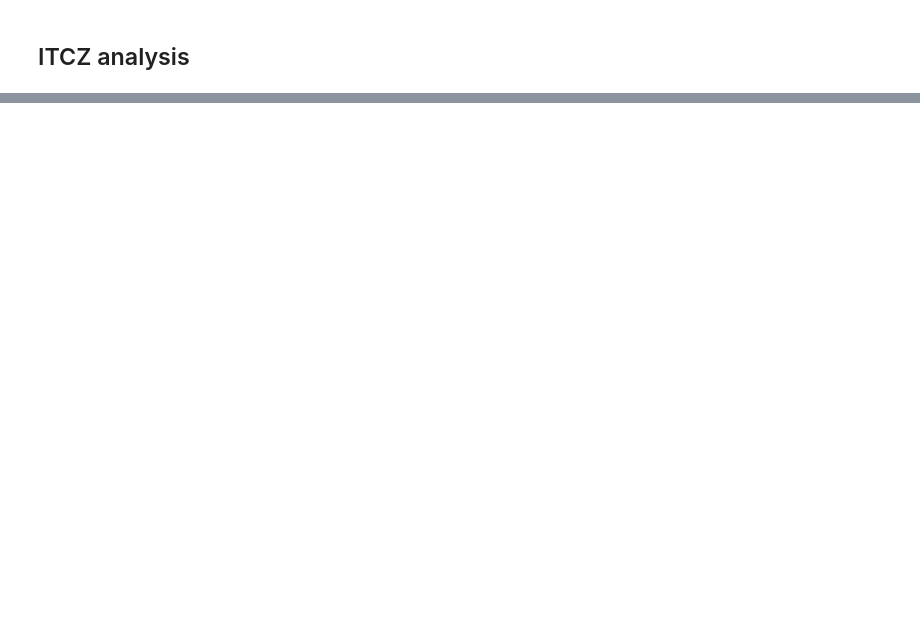
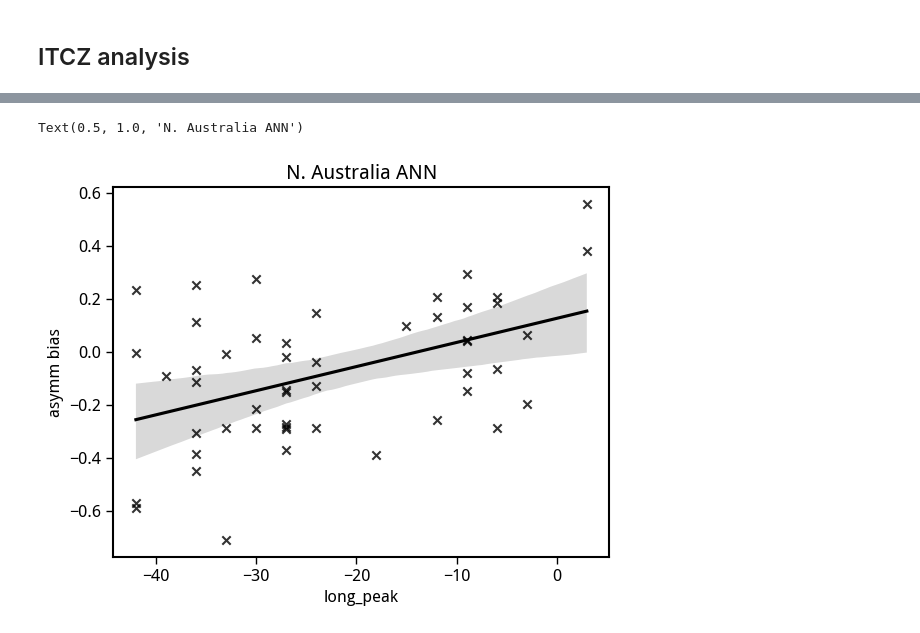
Before and after one commit to adisen99/enso_precip_asymmetry, a Jupyter notebook: 07_code_review1.ipynb, the cells around one changed output, grey strips where cells are left out. Cells and saved outputs as stored; diff of their text form; code cells hidden in the pictures; blank space fills up the shorter version.

Commit message:
review: itcz analysis

```diff
--- a/07_code_review1.ipynb
+++ b/07_code_review1.ipynb
@@ -455,0 +499,2 @@ def calc_data_res_parallel(params):
+# %%
+itcz_metric = pd.DataFrame(dict(model = model_names, double_itcz_bias=metric, long_peak = metric1))
@@ -455,0 +523,2 @@ def calc_data_res_parallel(params):
+# %%
+asymm_bias_df = (out.isel(region=39, season=0, model=slice(0, -2)).asymm - out.isel(region=39, season=0, model=-2).asymm).drop(('region', 'season')).to_dataframe()
@@ -455,0 +546,10 @@ def calc_data_res_parallel(params):
+# %%
+sns.regplot(x=itcz_metric.loc[itcz_metric['model'].isin(asymm_bias_df.index)].long_peak, y=asymm_bias_df.asymm, color='k', marker='x')
+# plt.ylim(-1.1, 1.1)
+# plt.xlim(-50, 8)
+stats.pearsonr(itcz_metric.loc[itcz_metric['model'].isin(asymm_bias_df.index)].long_peak, asymm_bias_df.asymm)
+plt.ylabel('asymm bias')
+plt.title('N. Australia ANN')
+# %% [output]
+Text(0.5, 1.0, 'N. Australia ANN')
+[figure, added]
```
Also changed, not shown: parts of 22 cells of this notebook, 1 other file.
